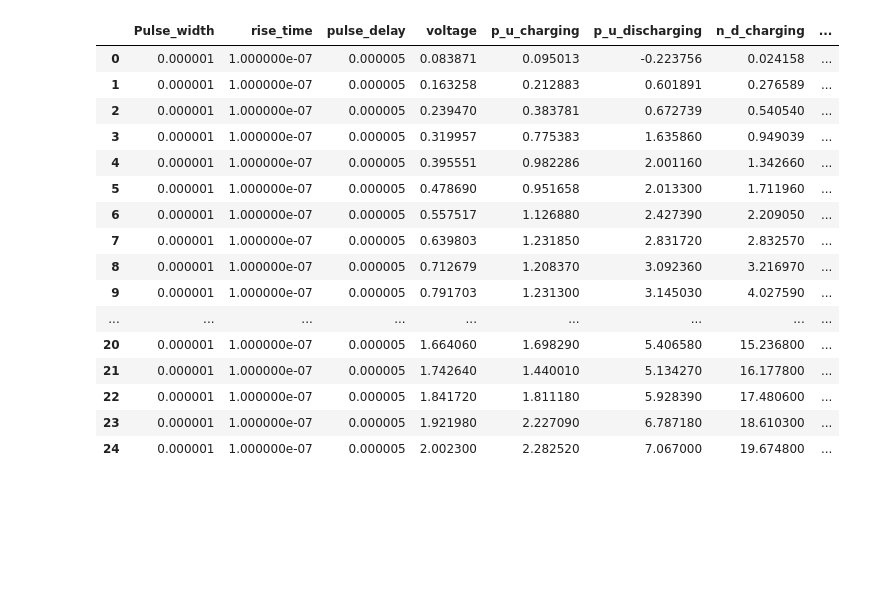
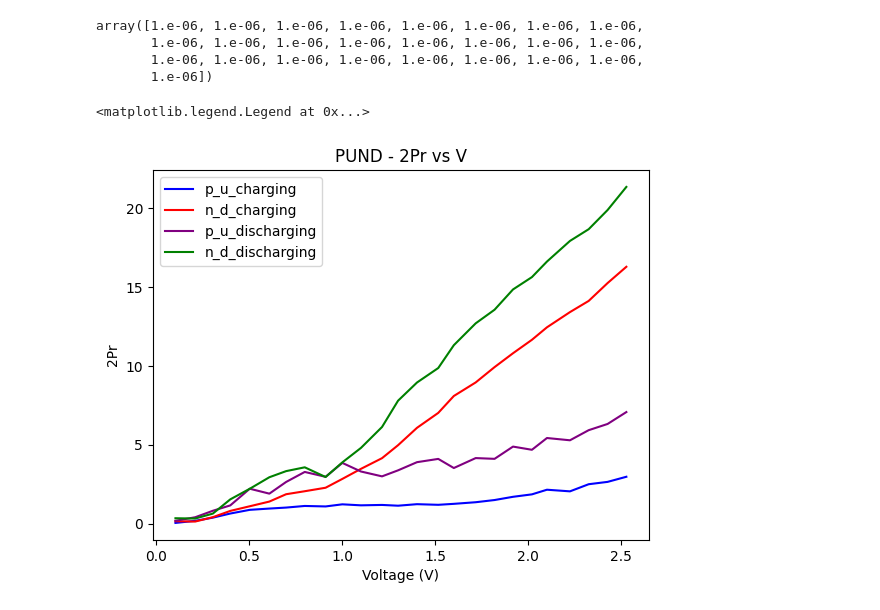
Before and after one commit to ElPsyKurisu/FE, a Jupyter notebook: PUND/Labview/analysis.ipynb, the cells around one changed output. Cells and saved outputs as stored; diff of their text form; code cells hidden in the pictures; blank space fills up the shorter version.

```diff
--- a/PUND/Labview/analysis.ipynb
+++ b/PUND/Labview/analysis.ipynb
@@ -4,25 +5,30 @@ import numpy as np
 # %%
 data_folder = r"C:\Users\geofr\Desktop\Research\Data\FE\PUND\Labview"
-path = data_folder + r"\test\test1.csv"
+path = data_folder + r"\BTO\B4.csv"
 head = ['Pulse_width', 'rise_time', 'pulse_delay', 'voltage', 'p_u_charging', 'p_u_discharging', 'n_d_charging', 'n_d_discharging']
 data = pd.read_csv(path, names=head)
 # %%
-data
+data['Pulse_width'].to_numpy()
 # %% [output]
-|  | Pulse_width | rise_time | pulse_delay | voltage | p_u_charging | p_u_discharging | n_d_charging | ... |
-| 0 | 0.000001 | 1.000000e-07 | 0.000005 | 0.083871 | 0.095013 | -0.223756 | 0.024158 | ... |
-| 1 | 0.000001 | 1.000000e-07 | 0.000005 | 0.163258 | 0.212883 | 0.601891 | 0.276589 | ... |
-| 2 | 0.000001 | 1.000000e-07 | 0.000005 | 0.239470 | 0.383781 | 0.672739 | 0.540540 | ... |
-| 3 | 0.000001 | 1.000000e-07 | 0.000005 | 0.319957 | 0.775383 | 1.635860 | 0.949039 | ... |
-| 4 | 0.000001 | 1.000000e-07 | 0.000005 | 0.395551 | 0.982286 | 2.001160 | 1.342660 | ... |
-| 5 | 0.000001 | 1.000000e-07 | 0.000005 | 0.478690 | 0.951658 | 2.013300 | 1.711960 | ... |
-| 6 | 0.000001 | 1.000000e-07 | 0.000005 | 0.557517 | 1.126880 | 2.427390 | 2.209050 | ... |
-| 7 | 0.000001 | 1.000000e-07 | 0.000005 | 0.639803 | 1.231850 | 2.831720 | 2.832570 | ... |
-| 8 | 0.000001 | 1.000000e-07 | 0.000005 | 0.712679 | 1.208370 | 3.092360 | 3.216970 | ... |
-| 9 | 0.000001 | 1.000000e-07 | 0.000005 | 0.791703 | 1.231300 | 3.145030 | 4.027590 | ... |
-| ... | ... | ... | ... | ... | ... | ... | ... | ... |
-| 20 | 0.000001 | 1.000000e-07 | 0.000005 | 1.664060 | 1.698290 | 5.406580 | 15.236800 | ... |
-| 21 | 0.000001 | 1.000000e-07 | 0.000005 | 1.742640 | 1.440010 | 5.134270 | 16.177800 | ... |
-| 22 | 0.000001 | 1.000000e-07 | 0.000005 | 1.841720 | 1.811180 | 5.928390 | 17.480600 | ... |
-| 23 | 0.000001 | 1.000000e-07 | 0.000005 | 1.921980 | 2.227090 | 6.787180 | 18.610300 | ... |
-| 24 | 0.000001 | 1.000000e-07 | 0.000005 | 2.002300 | 2.282520 | 7.067000 | 19.674800 | ... |
+array([1.e-06, 1.e-06, 1.e-06, 1.e-06, 1.e-06, 1.e-06, 1.e-06, 1.e-06,
+       1.e-06, 1.e-06, 1.e-06, 1.e-06, 1.e-06, 1.e-06, 1.e-06, 1.e-06,
+       1.e-06, 1.e-06, 1.e-06, 1.e-06, 1.e-06, 1.e-06, 1.e-06, 1.e-06,
+       1.e-06])
+# %%
+p_u_charging = data['p_u_charging'].to_numpy()
+p_u_discharging = data['p_u_discharging'].to_numpy()
+n_d_charging = data['n_d_charging'].to_numpy()
+n_d_discharging = data['n_d_discharging'].to_numpy()
+voltage = data['voltage'].to_numpy()
+# %%
+plt.plot(voltage, p_u_charging,color='blue', label='p_u_charging')
+plt.plot(voltage, n_d_charging, color='red', label='n_d_charging')
+plt.plot(voltage, p_u_discharging, color='purple', label='p_u_discharging')
+plt.plot(voltage, n_d_discharging, color='green', label='n_d_discharging')
+plt.title("PUND - 2Pr vs V")
+plt.xlabel("Voltage (V)")
+plt.ylabel("2Pr")
+plt.legend()
+# %% [output]
+<matplotlib.legend.Legend at 0x...>
+[figure, added]
```
Also changed, not shown: parts of 5 cells of this notebook.
